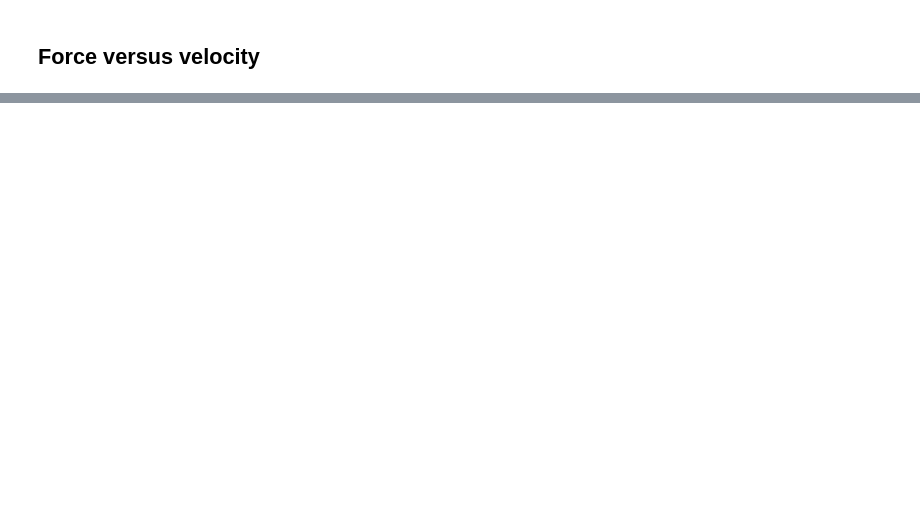
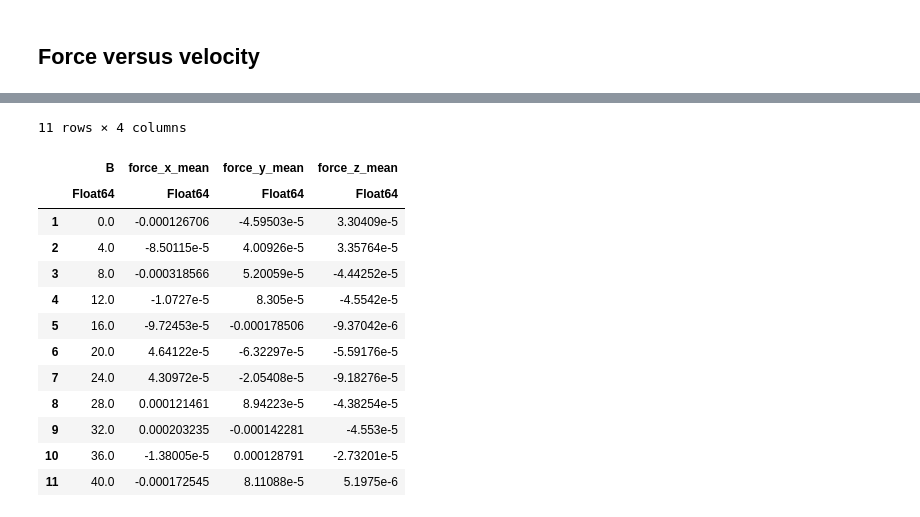
Before and after one commit to munozariasjm/OpticalBlochEquations.jl, a Jupyter notebook: examples/ipynb_sources/BlueMOT_CaOH.ipynb, the cells around one changed output, grey strips where cells are left out. Cells and saved outputs as stored; diff of their text form; code cells hidden in the pictures; blank space fills up the shorter version.

```diff
--- a/examples/ipynb_sources/BlueMOT_CaOH.ipynb
+++ b/examples/ipynb_sources/BlueMOT_CaOH.ipynb
@@ -360,14 +428,16 @@ freq_res = 1e-2
 p = obe(ρ0, particle, states, lasers, d, d, true, true, λ, Γ, freq_res)
 
 t_end = 20p.period+1; tspan = (0., t_end)
-prob = ODEProblem(ρ!, p.ρ0_vec, tspan, p, abstol=1e-5, save_on=false)
+prob = ODEProblem(ρ!, p.ρ0_vec, tspan, p, abstol=1e-6, save_on=false)
 
-n_samples = 100
+n_samples = 50
 
 prob.p.B .= (0.0, 0.0, 0.0)
 # vs = repeat([collect(0:0.2:2.0); collect(2.2:0.3:4.5); collect(5:1:10)], n_samples) ./ (Γ / k)
-vs = repeat([collect(0:0.01:0.1); collect(0.2:0.1:1.0); [2.0, 2.5, 3.0]], n_samples) ./ (Γ / k)
-# vs = repeat(0:0.25:5, n_samples) ./ (Γ / k)
+# vs = repeat([collect(0:0.02:0.1); collect(0.2:0.1:1.0); collect(1.25:0.25:3)], n_samples) ./ (Γ / k)
+# vs = repeat([collect(0:0.02:0.1); collect(0.2:0.2:2.0); collect(3.0:2.0:51)], n_samples) ./ (Γ / k)
+# vs = repeat(collect(0.0:2.0:50), n_samples) ./ (Γ / k)
+vs = repeat([collect(0:0.02:0.1); collect(0.2:0.2:5.0)], n_samples) ./ (Γ / k)
 
 scan_values = (v = vs,)
 ;
@@ -691,0 +705,44 @@ plot!(Bzs .* (Γ / (_μB * 1e6)), sum(averaged_populations_magnetic_3[:,13:16],
+# %%
+grid_range_B = 0:4.:40
+grid_range_vx = 0.:0
+grid_range_vy = 0.:0
+grid_range_vz = -10:0.1:10
+
+n_samples = 100
+
+scan_values = (B = grid_range_B, vx = grid_range_vx, vy = grid_range_vy, vz = grid_range_vz)
+scan_values_grid = RectiGrids.grid(scan_values)
+scan_values_grid_n = RectiGrids.grid((i = 1:n_samples, scan_values...))
+;
+# %%
+forces, populations = force_scan_v2(prob, scan_values_grid_n, prob_func!, output_func)
+;
+# %%
+using DataFrames
+df = select!(DataFrame(scan_values_grid_n), keys(scan_values)...)
+df.force_x = [x[1] for x ∈ forces]
+df.force_y = [x[2] for x ∈ forces]
+df.force_z = [x[3] for x ∈ forces]
+;
+# %%
+gdf = groupby(df, :B)
+force_means = combine(gdf,
+    :force_x => mean,
+    :force_y => mean,
+    :force_z => mean
+    )
+# %% [output]
+11 rows × 4 columns
+|  | B | force_x_mean | force_y_mean | force_z_mean |
+|  | Float64 | Float64 | Float64 | Float64 |
+| 1 | 0.0 | -0.000126706 | -4.59503e-5 | 3.30409e-5 |
+| 2 | 4.0 | -8.50115e-5 | 4.00926e-5 | 3.35764e-5 |
+| 3 | 8.0 | -0.000318566 | 5.20059e-5 | -4.44252e-5 |
+| 4 | 12.0 | -1.0727e-5 | 8.305e-5 | -4.5542e-5 |
+| 5 | 16.0 | -9.72453e-5 | -0.000178506 | -9.37042e-6 |
+| 6 | 20.0 | 4.64122e-5 | -6.32297e-5 | -5.59176e-5 |
+| 7 | 24.0 | 4.30972e-5 | -2.05408e-5 | -9.18276e-5 |
+| 8 | 28.0 | 0.000121461 | 8.94223e-5 | -4.38254e-5 |
+| 9 | 32.0 | 0.000203235 | -0.000142281 | -4.553e-5 |
+| 10 | 36.0 | -1.38005e-5 | 0.000128791 | -2.73201e-5 |
+| 11 | 40.0 | -0.000172545 | 8.11088e-5 | 5.1975e-6 |
```
Also changed, not shown: parts of 51 cells of this notebook, 13 other files.
